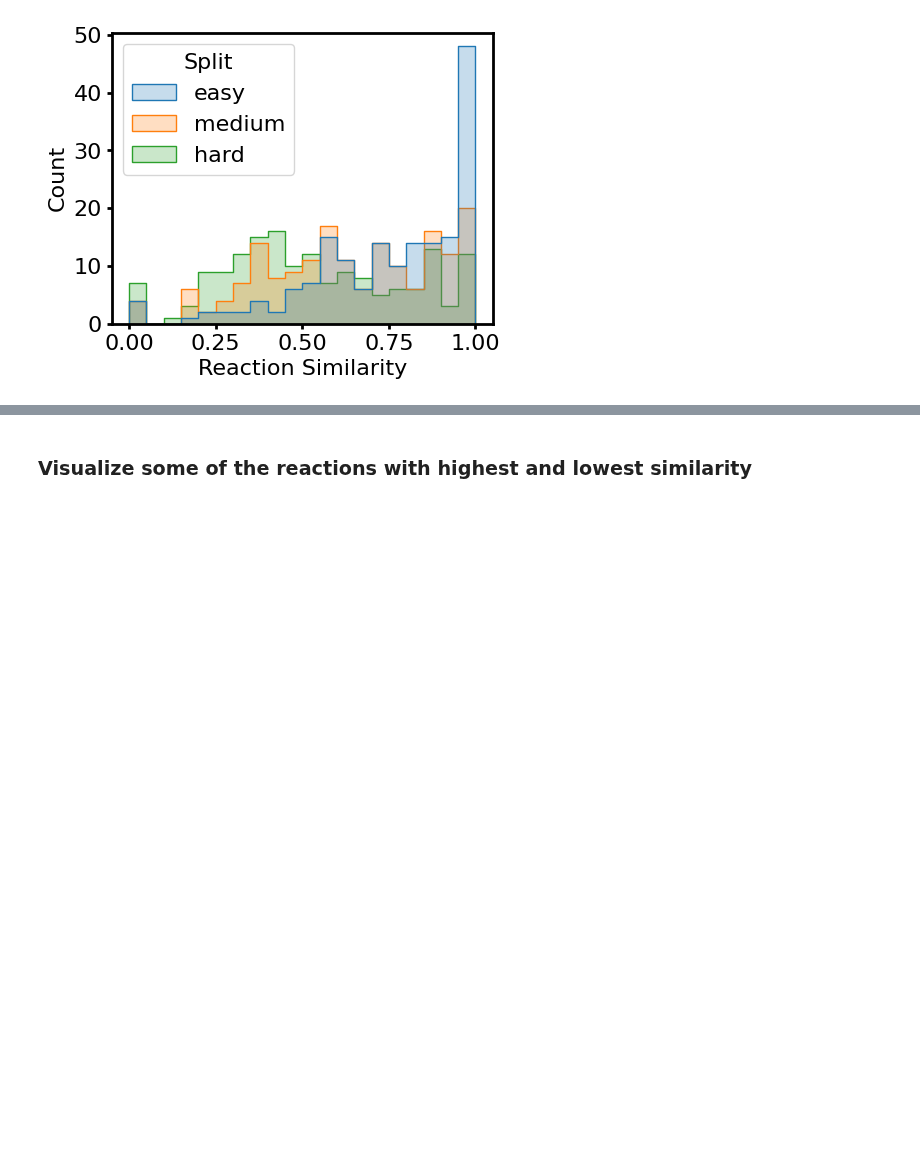
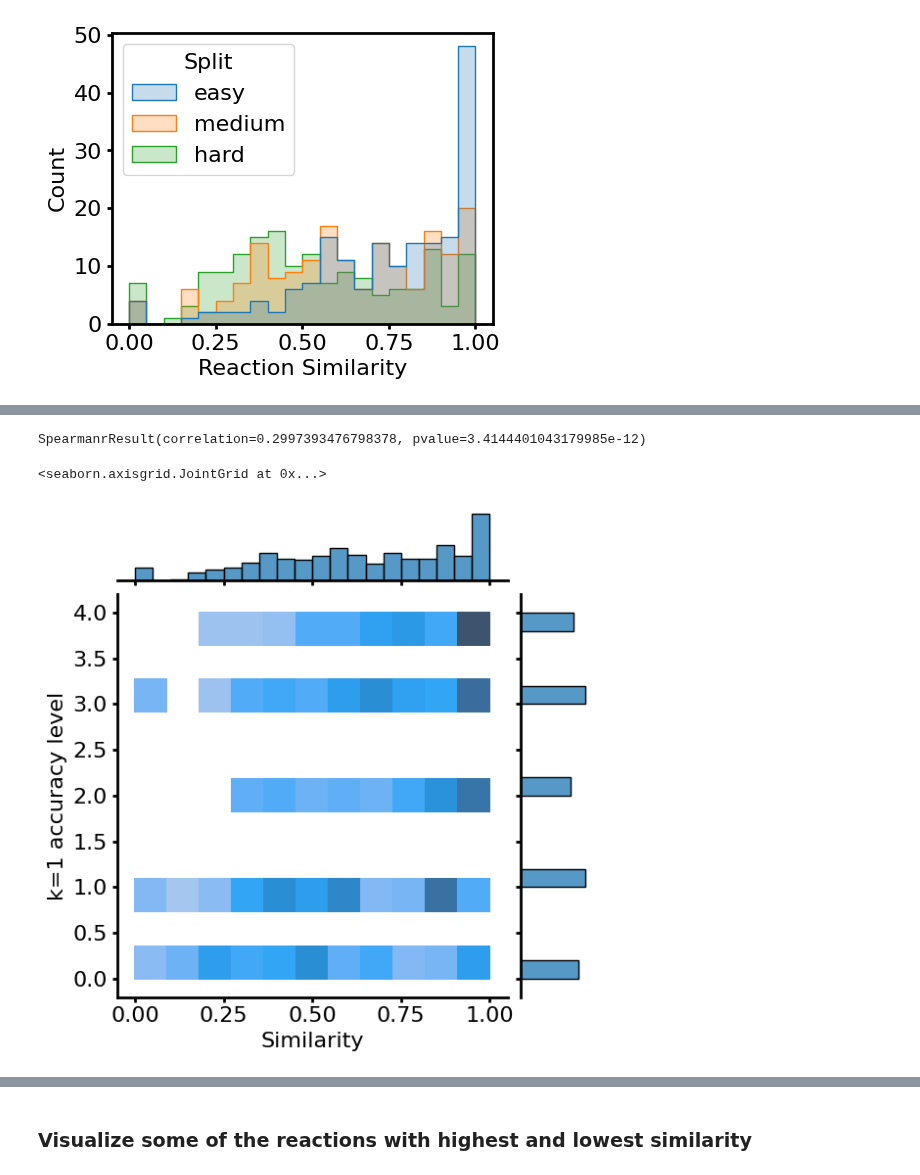
Before and after one commit to jsunn-y/CARE, a Jupyter notebook: performance_evaluation.ipynb, the cells around one changed output, grey strips where cells are left out. Saved outputs shown, nothing was run; the diff lists cells and outputs as text; code cells hidden in the pictures; blank space fills up the shorter version.

```diff
--- a/performance_evaluation.ipynb
+++ b/performance_evaluation.ipynb
@@ -287,0 +289,7 @@ Ttest_indResult(statistic=-0.06384438839654549, pvalue=0.9491733321181794)
+# %%
+print(spearmanr(results['Similarity'], results['k=1 accuracy level']))
+sns.jointplot(data=results, x='Similarity', y='k=1 accuracy level', kind='hist', marginal_kws=dict(bins=20, fill=True))
+# %% [output]
+SpearmanrResult(correlation=0.2997393476798378, pvalue=3.4144401043179985e-12)
+<seaborn.axisgrid.JointGrid at 0x...>
+[figure, added]
```
Also changed, not shown: parts of 6 cells of this notebook, 2 other files.
